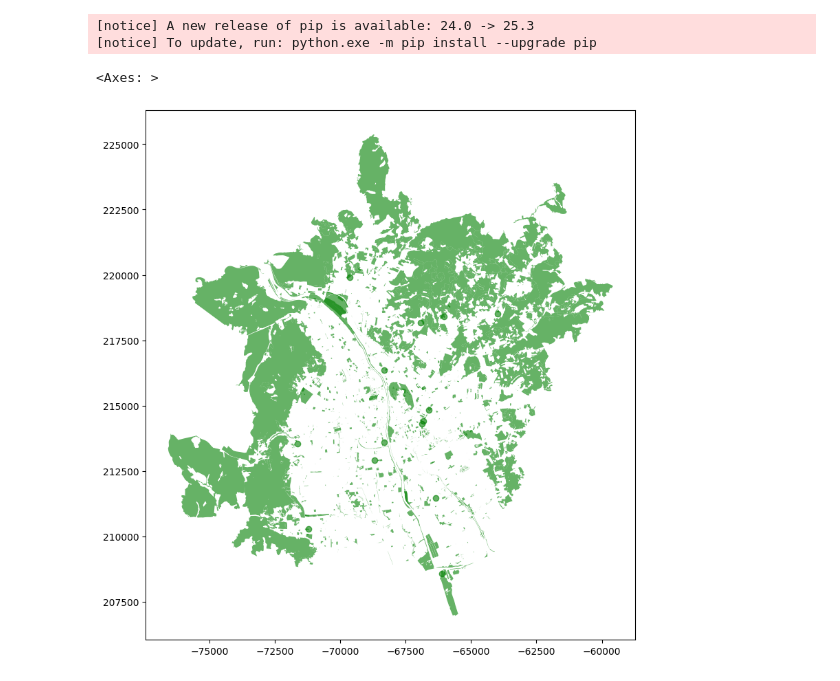
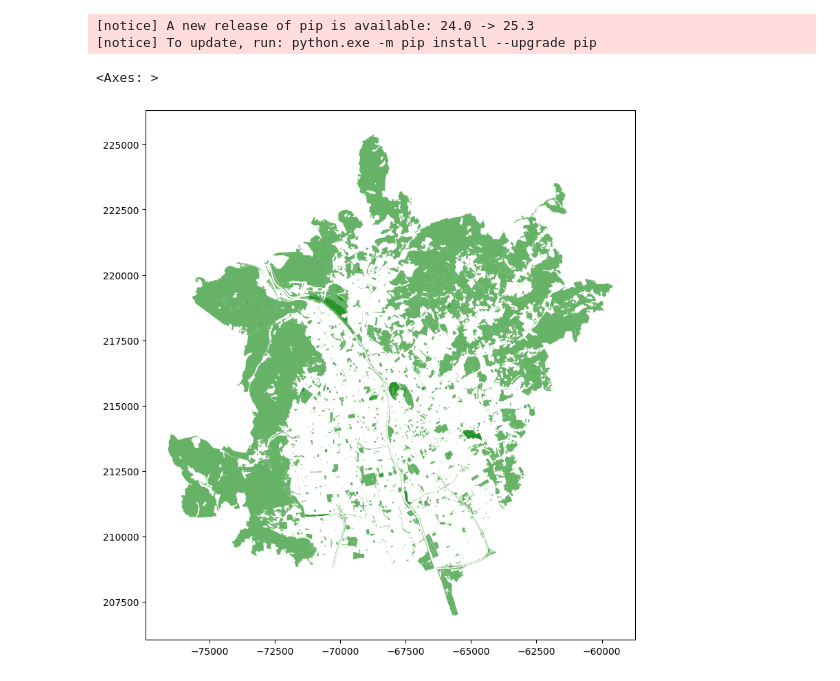
Before and after one commit to tobiashochreiter/Mid-Term-Project-GIS-Analysis-2, a Jupyter notebook: group4_midterm.ipynb, the cells around one changed output. Drawn from its saved outputs; the diff is of its cells as text; code cells hidden in the pictures.

```diff
--- a/group4_midterm.ipynb
+++ b/group4_midterm.ipynb
@@ -34,16 +38,49 @@ gdf_graz = gdf_graz.to_crs(epsg=31256)
 # %%
 # Define tags for urban green spaces and parks
 tags = {
     "leisure": ["park", "garden", "nature_reserve", "recreation_ground"],
     "landuse": ["forest", "grass", "meadow", "recreation_ground"]
 }
 
+tags = {
+    "leisure": [
+        "park",
+        "garden",
+        "nature_reserve",
+        "recreation_ground",
+        "pitch",          # often grassy sports fields
+        "golf_course"
+    ],
+    "landuse": [
+        "forest",
+        "grass",
+        "meadow",
+        "recreation_ground",
+        "allotments",
+        "village_green",
+        "cemetery"
+    ],
+    "natural": [
+        "wood",
+        "grassland",
+        "scrub",
+        "heath"
+    ],
+    "amenity": [
+        "park",
+        "playground"
+        "graveyard"
+    ]
+}
+
 # Download all green spaces in Graz & change the CRS
 green_spaces = ox.features_from_place(place_name, tags=tags)
+green_spaces = green_spaces[green_spaces.geometry.geom_type.isin(["Polygon", "MultiPolygon"])]
 green_spaces = green_spaces.to_crs(epsg=31256)
+
 
 # Quick visualization
 green_spaces.plot(color='green', alpha=0.6, figsize=(10, 10))
 # %% [output]
 <Axes: >
-[figure, old version]
+[figure, new version]
```
Also changed, not shown: parts of 30 cells of this notebook.
